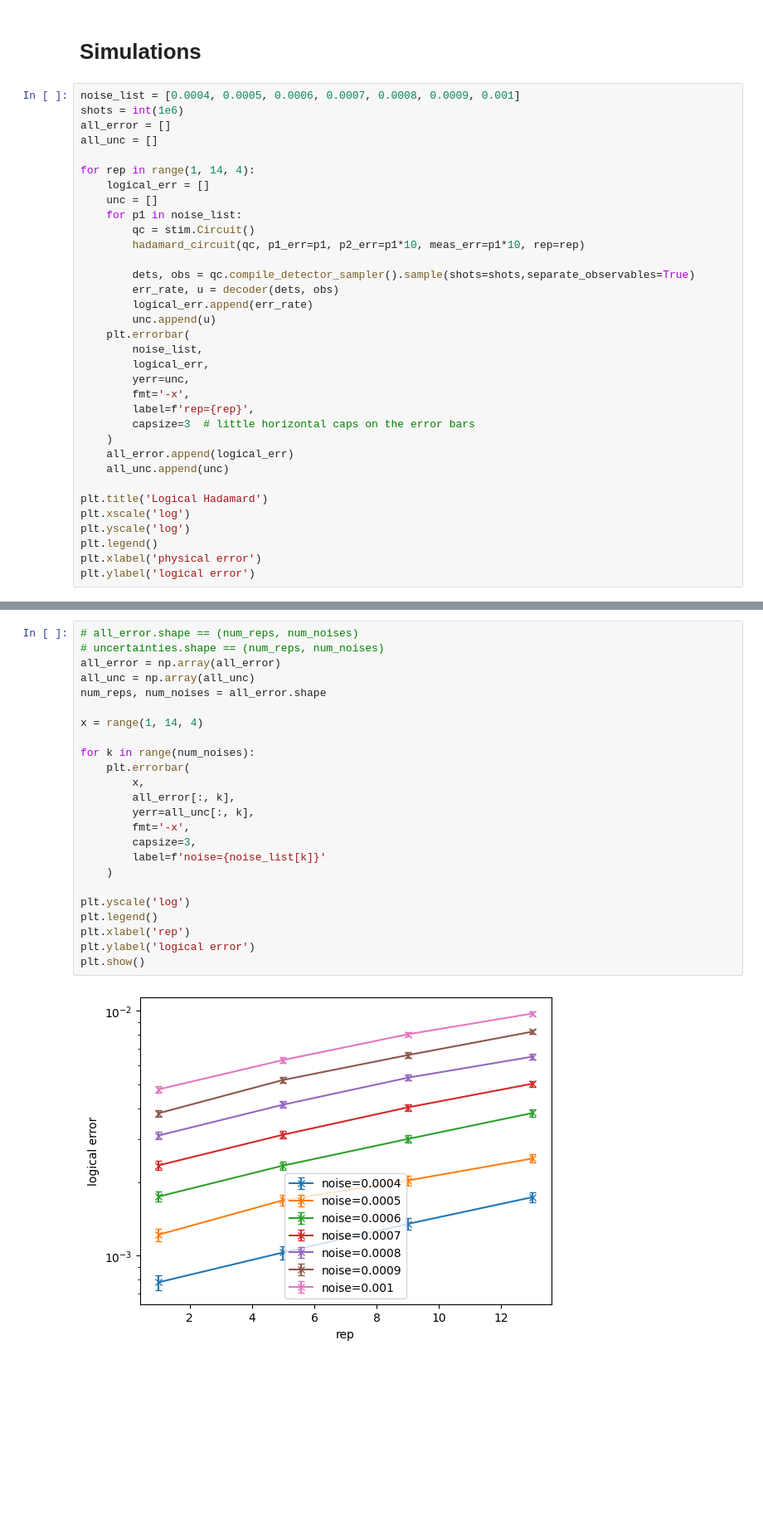
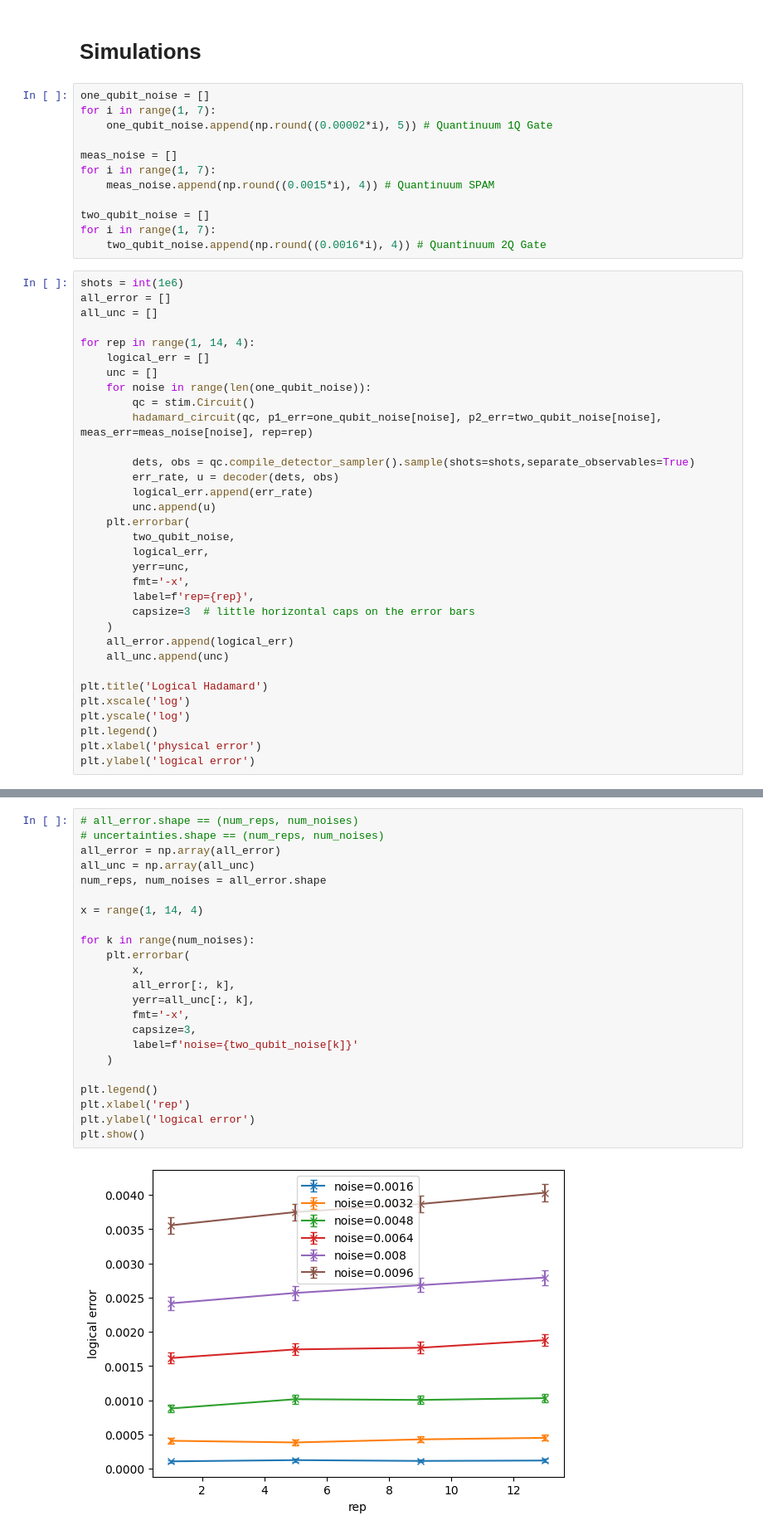
Before and after one commit to Sal7ySalt/Smallest-MSD-Protocol, a Jupyter notebook: Steane/logical_error_rate_hadamard.ipynb, the cells around one changed output, grey strips where cells are left out. Shown at 83% size. Cells and saved outputs as stored; diff of their text form; blank space fills up the shorter version.

Commit message:
using physical error rates from Quantinuum's H2 device

```diff
--- a/Steane/logical_error_rate_hadamard.ipynb
+++ b/Steane/logical_error_rate_hadamard.ipynb
@@ -79,8 +79,19 @@ def decoder(dets, obs):
     return err_rate, unc
 # %% [markdown]
 # Simulations
+# %%
+one_qubit_noise = []
+for i in range(1, 7):
+    one_qubit_noise.append(np.round((0.00002*i), 5)) # Quantinuum 1Q Gate
+
+meas_noise = []
+for i in range(1, 7):
+    meas_noise.append(np.round((0.0015*i), 4)) # Quantinuum SPAM
+
+two_qubit_noise = []
+for i in range(1, 7):
+    two_qubit_noise.append(np.round((0.0016*i), 4)) # Quantinuum 2Q Gate
 # %%
-noise_list = [0.0004, 0.0005, 0.0006, 0.0007, 0.0008, 0.0009, 0.001]
 shots = int(1e6)
 all_error = []
 all_unc = []
@@ -88,16 +99,16 @@ all_unc = []
 for rep in range(1, 14, 4):
     logical_err = []
     unc = []
-    for p1 in noise_list:
+    for noise in range(len(one_qubit_noise)):
         qc = stim.Circuit()
-        hadamard_circuit(qc, p1_err=p1, p2_err=p1*10, meas_err=p1*10, rep=rep)
+        hadamard_circuit(qc, p1_err=one_qubit_noise[noise], p2_err=two_qubit_noise[noise], meas_err=meas_noise[noise], rep=rep)
 
         dets, obs = qc.compile_detector_sampler().sample(shots=shots,separate_observables=True)
         err_rate, u = decoder(dets, obs)
         logical_err.append(err_rate)
         unc.append(u)
     plt.errorbar(
-        noise_list,
+        two_qubit_noise,
         logical_err,
         yerr=unc,
         fmt='-x',
@@ -119,29 +130,28 @@ Text(0, 0.5, 'logical error')
 # %%
 # all_error.shape == (num_reps, num_noises)
 # uncertainties.shape == (num_reps, num_noises)
 all_error = np.array(all_error)
 all_unc = np.array(all_unc)
 num_reps, num_noises = all_error.shape
 
 x = range(1, 14, 4)
 
 for k in range(num_noises):
     plt.errorbar(
         x,
         all_error[:, k],
         yerr=all_unc[:, k],
         fmt='-x',
         capsize=3,
-        label=f'noise={noise_list[k]}'
+        label=f'noise={two_qubit_noise[k]}'
     )
 
-plt.yscale('log')
 plt.legend()
 plt.xlabel('rep')
 plt.ylabel('logical error')
 plt.show()
 # %% [output]
-[figure, old version]
+[figure, new version]
 # %%
 x = np.array(list(range(1, 14, 4)))
 slopes = []
```
Also changed, not shown: parts of 3 cells of this notebook, 8 other files.
